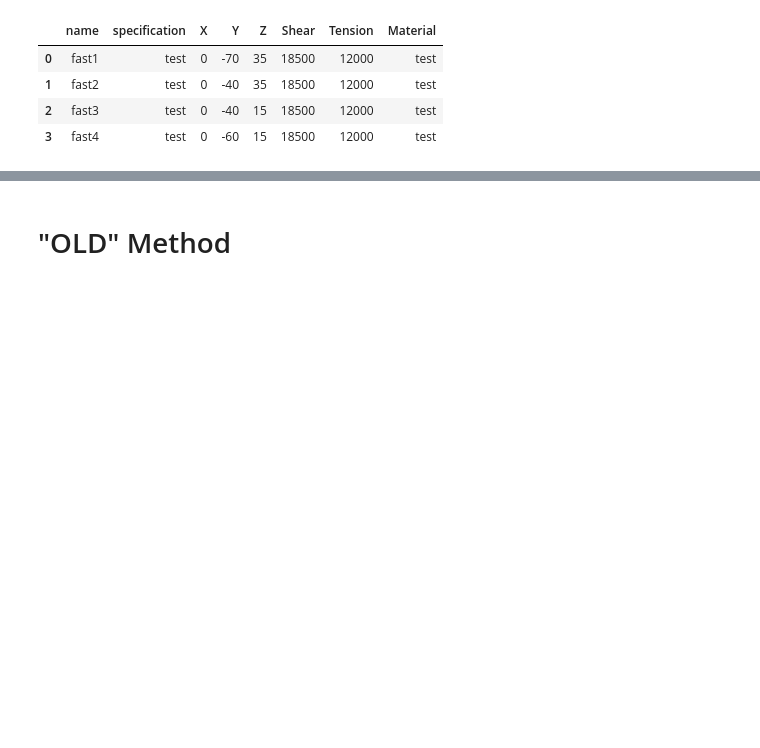
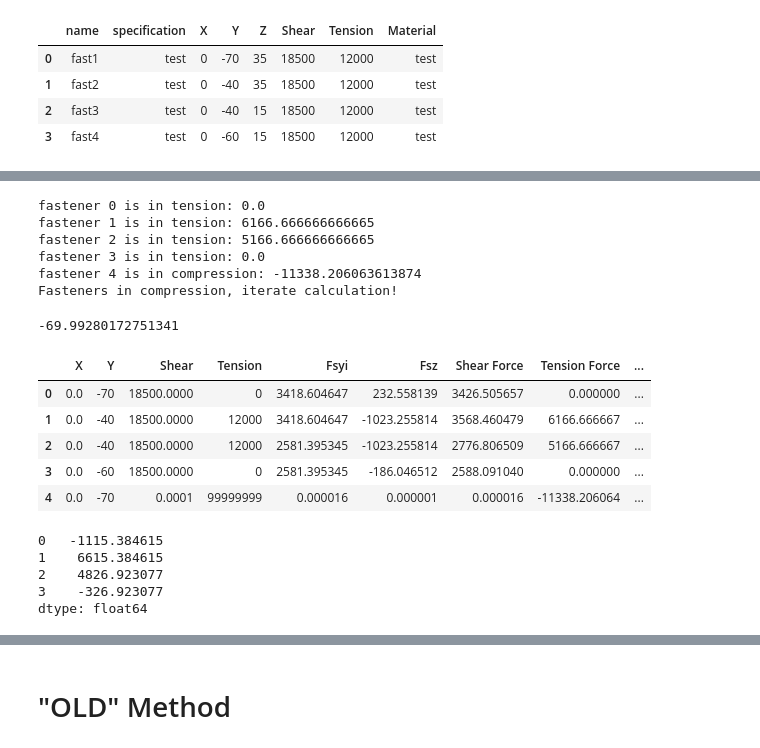
Before and after one commit to kkoppes/test_example, a Jupyter notebook: notebooks/hsb_21030_10..ipynb, the cells around one changed output, grey strips where cells are left out. Cells and saved outputs as stored; diff of their text form; code cells hidden in the pictures; blank space fills up the shorter version.

Commit message:
added HSB 21030 iteration, env steckbrief and readme update

```diff
--- a/notebooks/hsb_21030_10..ipynb
+++ b/notebooks/hsb_21030_10..ipynb
@@ -223,3 +204,34 @@ HSB_calc.cogs
+# %%
+HSB_calc_iteration = iterate_calc(HSB_calc)
+# %% [output]
+fastener 0 is in tension: 0.0
+fastener 1 is in tension: 6166.666666666665
+fastener 2 is in tension: 5166.666666666665
+fastener 3 is in tension: 0.0
+fastener 4 is in compression: -11338.206063613874
+Fasteners in compression, iterate calculation!
+# %%
+HSB_calc_iteration.centroid_yta
+# %% [output]
+-69.99280172751341
+# %%
+pd.DataFrame(HSB_calc_iteration.dataframe)
+# %% [output]
+|  | X | Y | Shear | Tension | Fsyi | Fsz | Shear Force | Tension Force | ... |
+| 0 | 0.0 | -70 | 18500.0000 | 0 | 3418.604647 | 232.558139 | 3426.505657 | 0.000000 | ... |
+| 1 | 0.0 | -40 | 18500.0000 | 12000 | 3418.604647 | -1023.255814 | 3568.460479 | 6166.666667 | ... |
+| 2 | 0.0 | -40 | 18500.0000 | 12000 | 2581.395345 | -1023.255814 | 2776.806509 | 5166.666667 | ... |
+| 3 | 0.0 | -60 | 18500.0000 | 0 | 2581.395345 | -186.046512 | 2588.091040 | 0.000000 | ... |
+| 4 | 0.0 | -70 | 0.0001 | 99999999 | 0.000016 | 0.000001 | 0.000016 | -11338.206064 | ... |
+# %%
+
+HSB_calc.__dict__["tension_forces"]
+# %% [output]
+0   -1115.384615
+1    6615.384615
+2    4826.923077
+3    -326.923077
+dtype: float64
 # %%
 
 for k,v in HSB_calc.__dict__.items():
```
Also changed, not shown: parts of 24 cells of this notebook, 6 other files.
